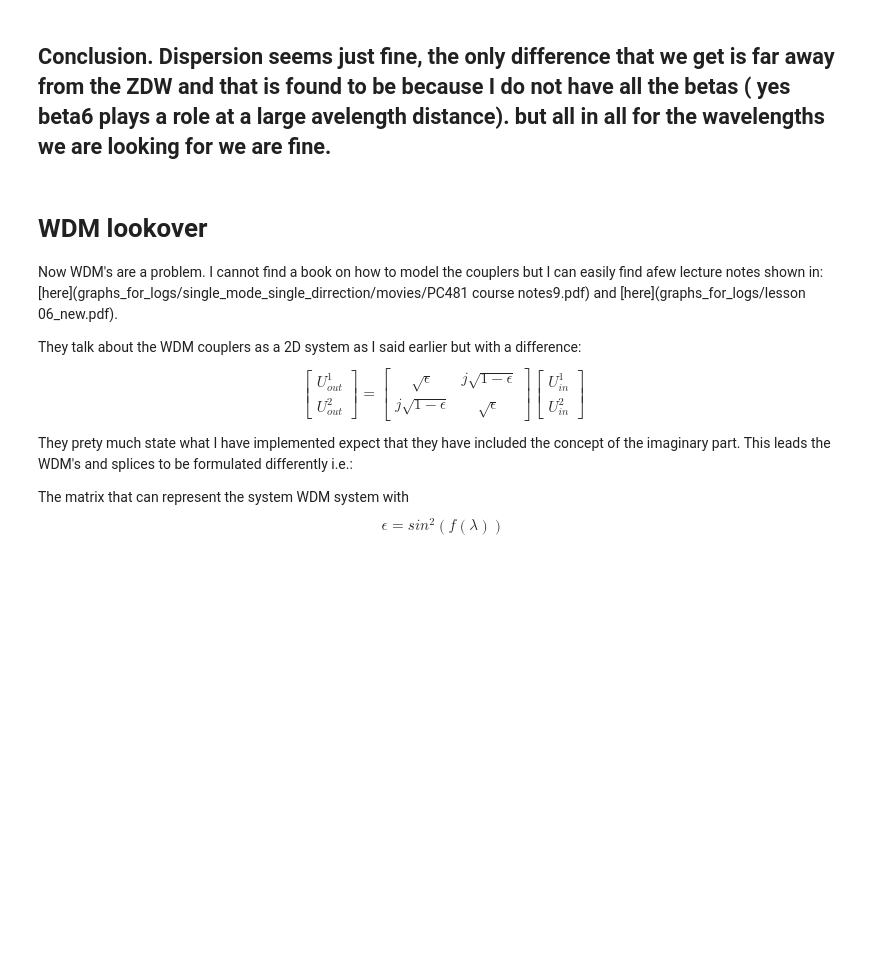
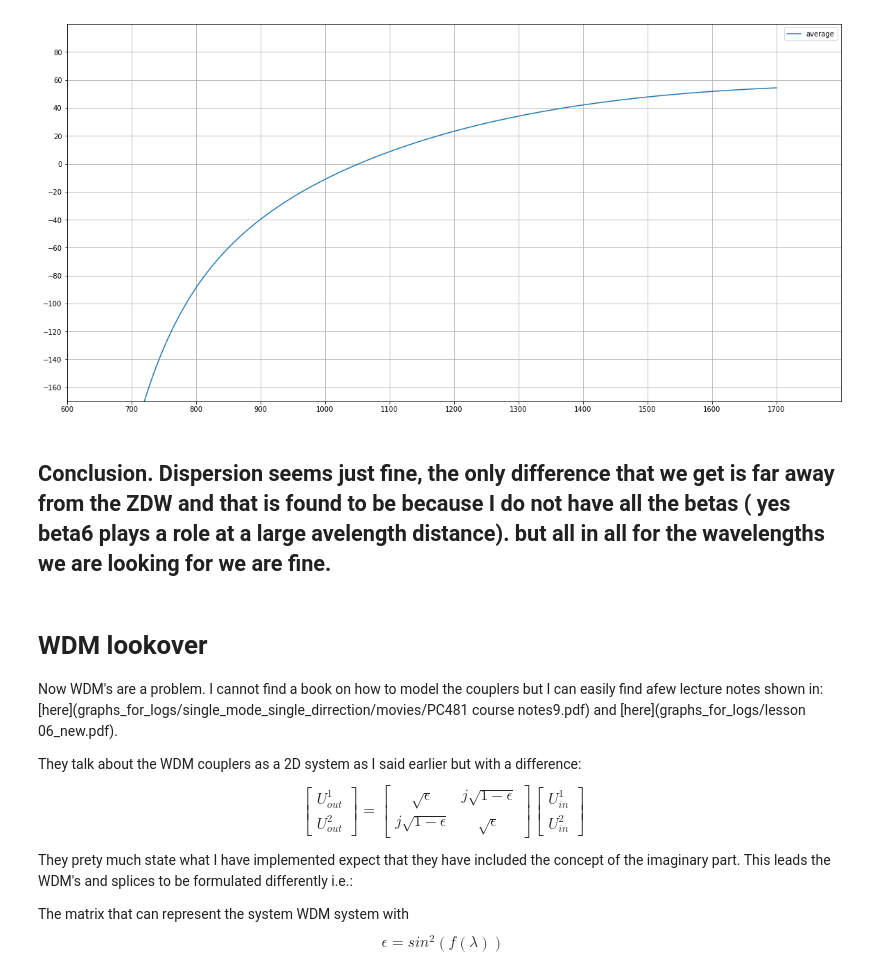
Before and after one commit to ibegleris/w-fopo, a Jupyter notebook: Log_sm-fopo.ipynb, the cells around one changed output. Drawn from its saved outputs; the diff is of its cells as text; code cells hidden in the pictures; blank space fills up the shorter version.

```diff
--- a/Log_sm-fopo.ipynb
+++ b/Log_sm-fopo.ipynb
@@ -1387,7 +1387,7 @@ axeses = ('average',)
 for axis in axeses:
     D_large.append(D_lamda(lamda, axis))
 # %%
-#fig = plt.figure(figsize=(20,10))
+fig = plt.figure(figsize=(20,10))
 
 for i in range(len(axeses)):
     plt.plot(lamda*1e9, D_large[i], label = axeses[i])
@@ -1397,5 +1397,6 @@ plt.grid()
 plt.legend()
 plt.ylim(-170,100)
 plt.xlim(600, 1800)
+plt.savefig('dispersion.png', bbox_inches = 'tight')
 plt.show()
 # %% [output]
@@ -1404,3 +1403,4 @@ plt.show()
+[figure, added]
 # %% [markdown]
 ## Conclusion. Dispersion seems just fine, the only difference that we get is far away from the ZDW and that is found to be because I do not have all the betas ( yes beta6 plays a role at a large avelength distance). but all in all for the wavelengths we are looking for we are fine.
 # %% [markdown]
```
Also changed, not shown: parts of 3 cells of this notebook, 9 other files.
